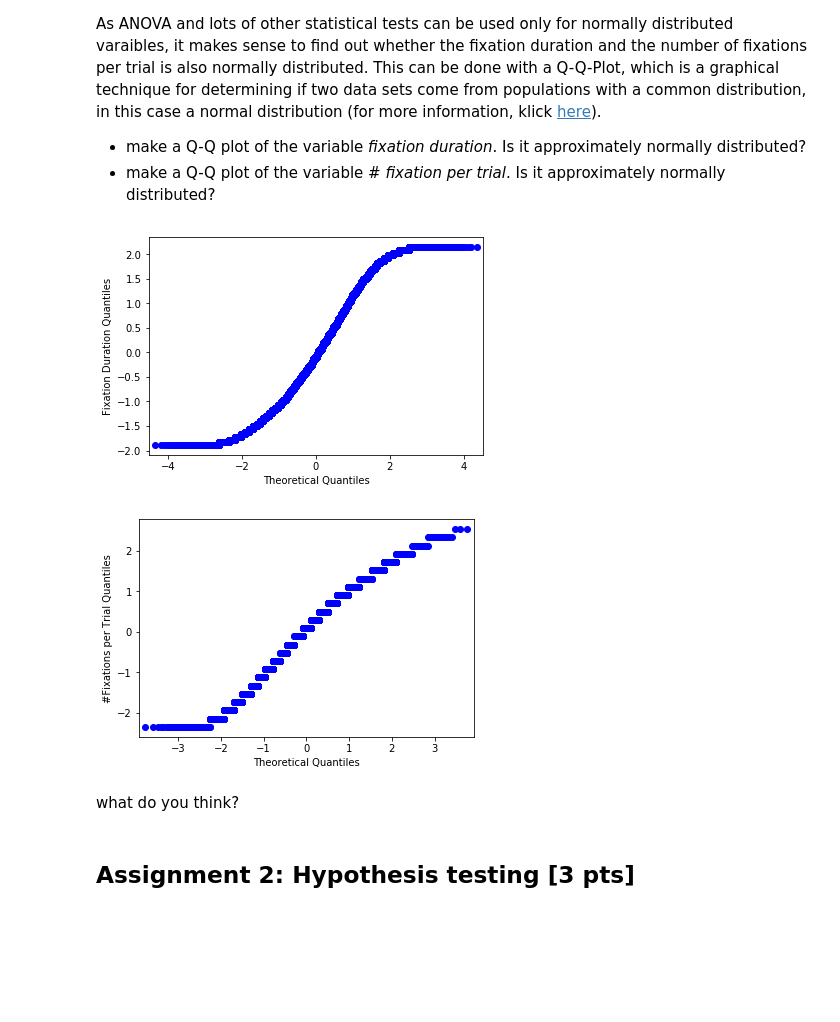
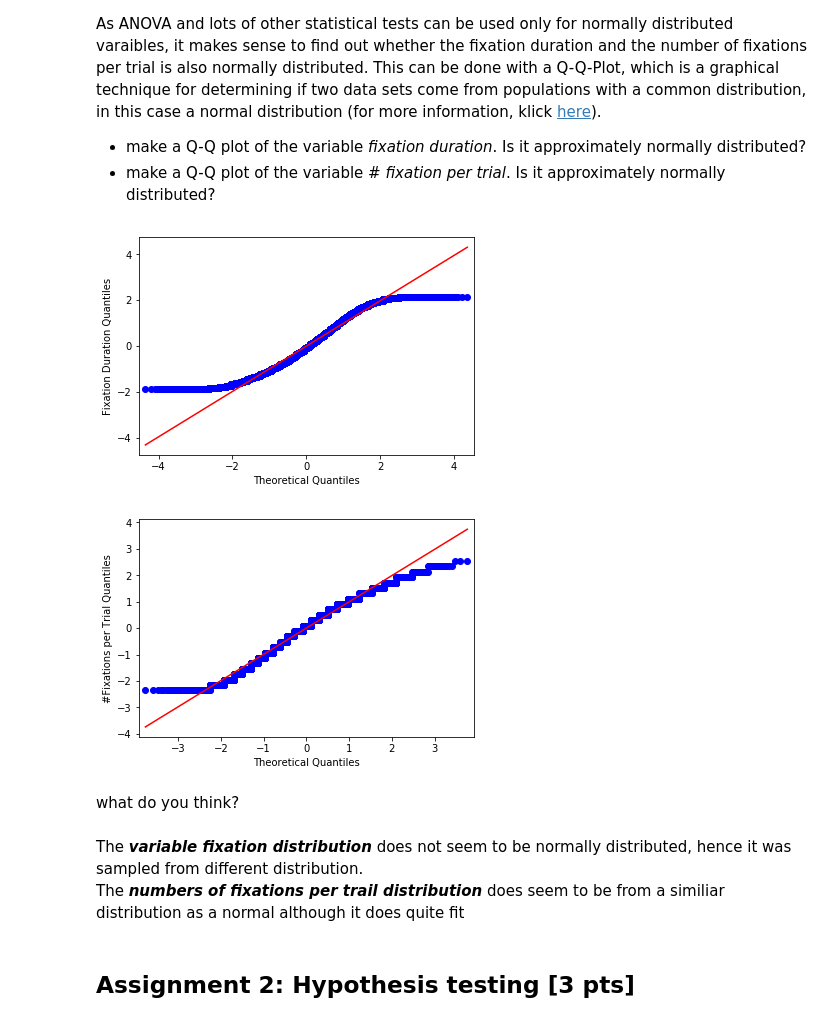
Before and after one commit to NBP-ACC/week-7-acc10, a Jupyter notebook: Sheet05.ipynb, the cells around one changed output. Saved outputs shown, nothing was run; the diff lists cells and outputs as text; code cells hidden in the pictures; blank space fills up the shorter version.

```diff
--- a/Sheet05.ipynb
+++ b/Sheet05.ipynb
@@ -124,19 +124,11 @@ fixations_new = df.groupby('category')['fix'].agg('count')
 # compute difference between data points before and after cleaning the data
 fixations_diff = fixations_old - fixations_new
 for category, count in fixations_diff.iteritems():
-    print('In category ' + str(int(category)) + ' we dropped ' + str(count) + ' data points.')
-
-# print newline for aesthetics
-print()
-
-# count number of fixations for each trial and category
-fixations_trial = df.groupby(['SUBJECTINDEX', 'trial'])['fix'].agg('count')
-#for (subject, trial), fixation in fixations_trial.iteritems():
-#    print('For subject ' + str(int(subject)) + ', trial ' + str(int(trial)) + " has " + str(fixation) +' fixations.')
+    print('In category {} we dropped {} data points.'.format(int(category), count))
 
 # print the mean duration and the mean number of fixation across all trials
 # seems very realistic to me
-print(df.groupby(['SUBJECTINDEX', 'trial'])['fix', 'duration'].mean())
+print("\n","Mean duration and the mean number of fixation across all trials:","\n",df[['duration', 'fix']].mean())
 # %% [output]
 In category 7 we have 52338 fixations.
 In category 8 we have 56680 fixations.
@@ -196,18 +191,21 @@ As ANOVA and lots of other statistical tests can be used only for normally distr
 - make a Q-Q plot of the variable *# fixation per trial*. Is it approximately normally distributed?
 # %%
 # Q-Q plot for the variable fixation duration - does not seem normally distributed
-fig = sm.qqplot(df['duration'], ylabel='Fixation Duration Quantiles', fit=True)
+fig1 = sm.qqplot(df['duration'], line='r', ylabel='Fixation Duration Quantiles', fit=True)
 
 # Q-Q plot for the variable #fixation per trial - does not seem normally distributed
-fig2 = sm.qqplot(fixations_trial, ylabel='#Fixations per Trial Quantiles', fit=True)
+fig2 = sm.qqplot(fixations_trial, line='r', ylabel='#Fixations per Trial Quantiles', fit=True)
 
 # show the two figures
 plt.show()
 # %% [output]
-[figure, old version]
+[figure, new version]
-[figure, old version]
+[figure, new version]
 # %% [markdown]
 what do you think?
+# %% [markdown]
+The ***variable fixation distribution*** does not seem to be normally distributed, hence it was sampled from different distribution. <br>
+The ***numbers of fixations per trail distribution*** does seem to be from a similiar distribution as a normal although it does quite fit
 # %% [markdown]
 ## Assignment 2: Hypothesis testing [3 pts]
 # %% [markdown]
```
Also changed, not shown: parts of 5 cells of this notebook.
